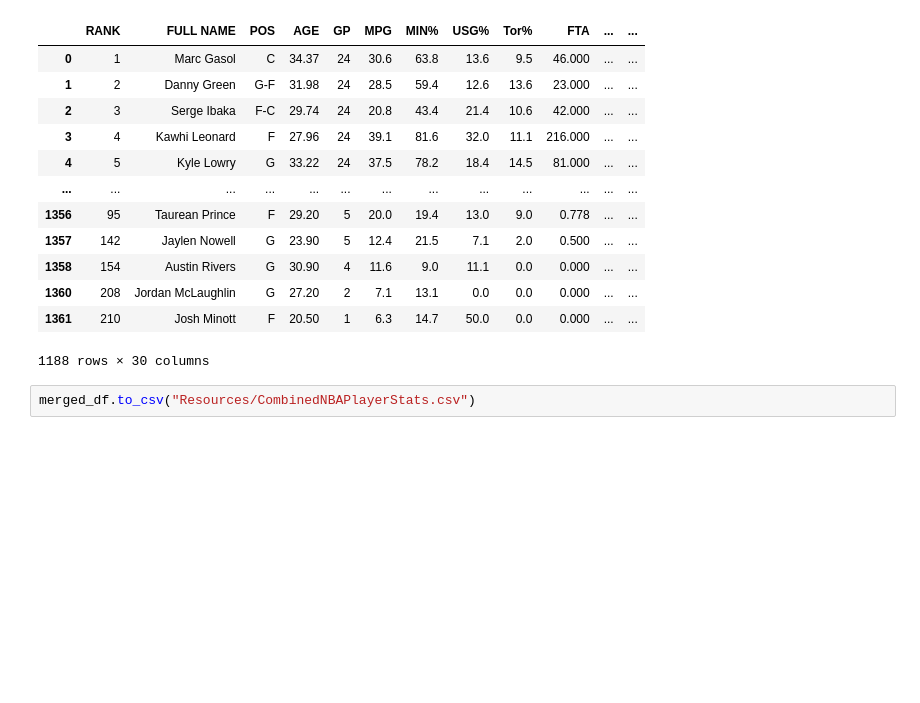
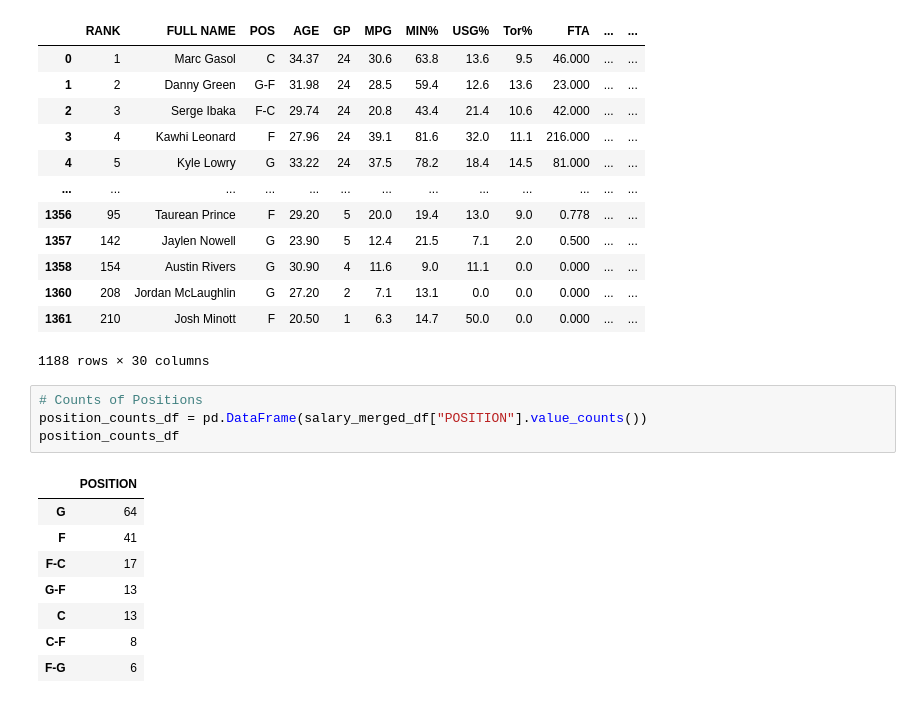
Before and after one commit to ArminaCA/Project-NBA-Starsandsalaries, a Jupyter notebook: NBA_data_cleanup.ipynb, the cells around one changed output. Drawn from its saved outputs; the diff is of its cells as text; blank space fills up the shorter version.

```diff
--- a/NBA_data_cleanup.ipynb
+++ b/NBA_data_cleanup.ipynb
@@ -113,5 +121,16 @@ merged_df
 | 1360 | 208 | Jordan McLaughlin | G | 27.20 | 2 | 7.1 | 13.1 | 0.0 | 0.0 | 0.000 | ... | ... |
 | 1361 | 210 | Josh Minott | F | 20.50 | 1 | 6.3 | 14.7 | 50.0 | 0.0 | 0.000 | ... | ... |
 1188 rows × 30 columns
-# %%
-merged_df.to_csv("Resources/CombinedNBAPlayerStats.csv")
+# %%
+# Counts of Positions
+position_counts_df = pd.DataFrame(salary_merged_df["POSITION"].value_counts())
+position_counts_df
+# %% [output]
+|  | POSITION |
+| G | 64 |
+| F | 41 |
+| F-C | 17 |
+| G-F | 13 |
+| C | 13 |
+| C-F | 8 |
+| F-G | 6 |
```
Also changed, not shown: parts of 7 cells of this notebook, 26 other files.
